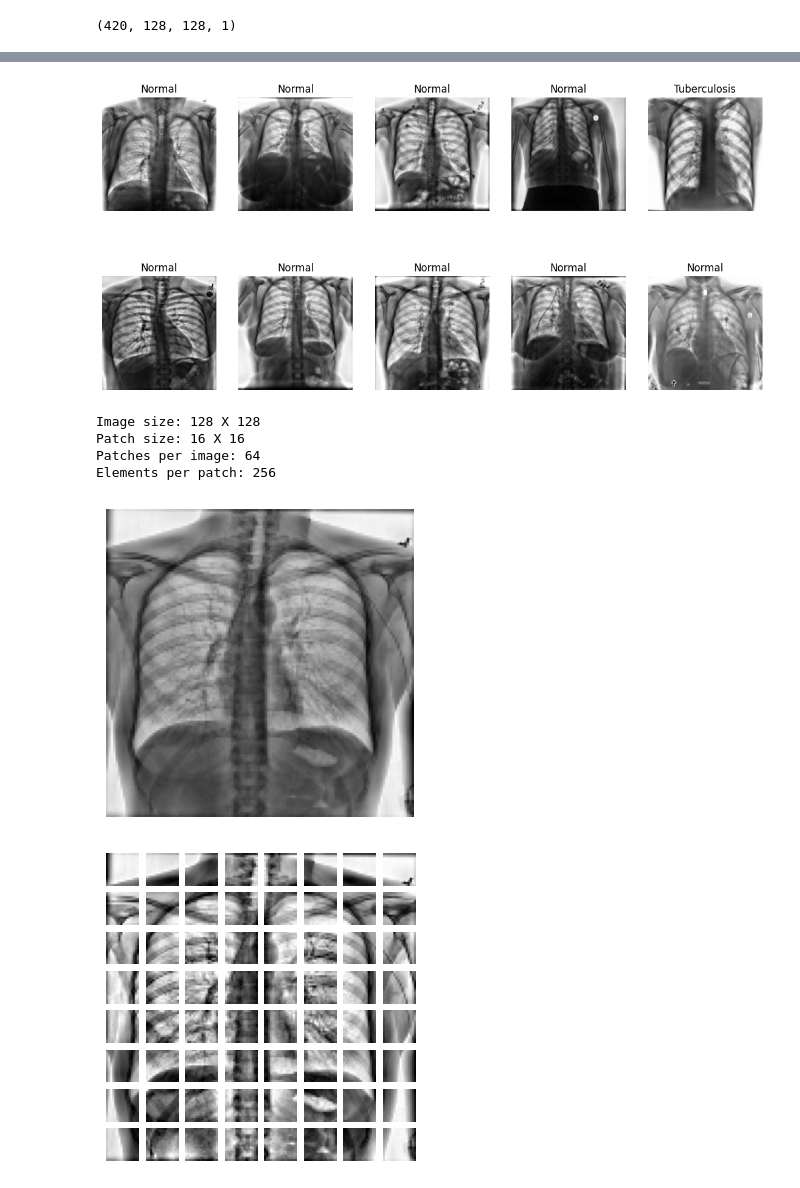
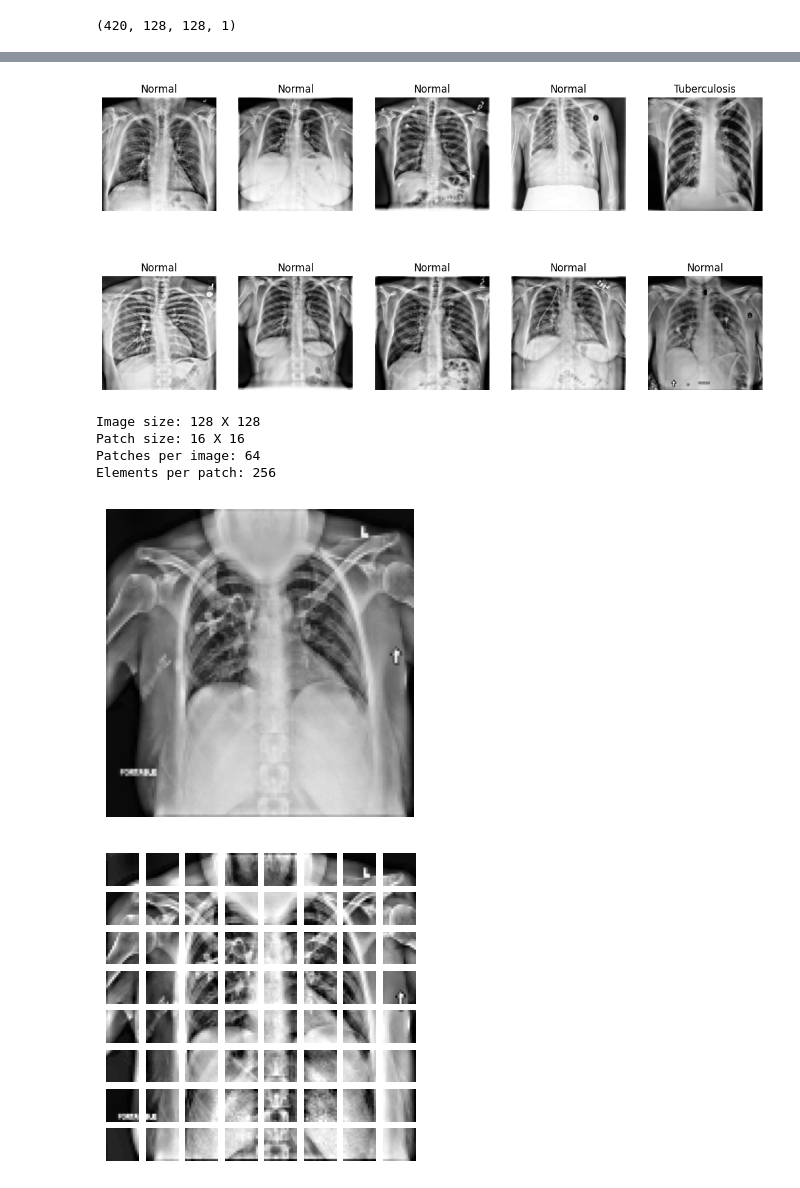
Before and after one commit to HabilAmardias/Tuberculosis-Chest-X-Ray-Classification-ViT, a Jupyter notebook: main.ipynb, the cells around one changed output, grey strips where cells are left out. Drawn from its saved outputs; the diff is of its cells as text; code cells hidden in the pictures.

```diff
--- a/main.ipynb
+++ b/main.ipynb
@@ -67,10 +63,11 @@ def image_preprocessing(path):
     img=cv2.imread(path)
     img=cv2.cvtColor(img,cv2.COLOR_BGR2GRAY)
     clahe=cv2.createCLAHE(3,(16,16))
+    img=cv2.GaussianBlur(img,(5,5),0)
     img=clahe.apply(img)
-    img=cv2.GaussianBlur(img,(5,5),0)
     img=cv2.resize(img,(img_size,img_size))
     img=img.reshape(img_size,img_size,1)
+    img=(img-np.mean(img))/(np.std(img)+1e-8)
     return img
 # %%
 x_train=np.array(list(map(image_preprocessing,x_train)))
@@ -97,7 +94,7 @@ for batch in train_dataset.take(1):
     images = batch[0]
     labels = batch[1]
     for i in range(batch_size):
-        img = (images[i]*255).numpy().astype("uint8")
+        img = images[i].numpy()
         label=labels[i].numpy()
         ax[i//5,i%5].imshow(img,cmap='gray')
         ax[i//5,i%5].set_title(target_class[label])
@@ -110,7 +107,7 @@ for batch in validation_dataset.take(1):
     images = batch[0]
     labels = batch[1]
     for i in range(batch_size):
-        img = (images[i]*255).numpy().astype("uint8")
+        img = images[i].numpy()
         label=labels[i].numpy()
         ax[i//5,i%5].imshow(img,cmap='gray')
         ax[i//5,i%5].set_title(target_class[label])
@@ -123,13 +120,13 @@ for batch in test_dataset.take(1):
     images = batch[0]
     labels = batch[1]
     for i in range(batch_size):
-        img = (images[i]*255).numpy().astype("uint8")
+        img = images[i].numpy()
         label=labels[i].numpy()
         ax[i//5,i%5].imshow(img,cmap='gray')
         ax[i//5,i%5].set_title(target_class[label])
         ax[i//5,i%5].axis("off")
 # %% [output]
-[figure, old version]
+[figure, new version]
 # %%
 class Patches(keras.layers.Layer):
     def __init__(self, patch_size):
@@ -158,33 +155,33 @@ class Patches(keras.layers.Layer):
 # %%
 import matplotlib.pyplot as plt
 
 plt.figure(figsize=(4, 4))
 image = x_valid[np.random.choice(range(x_valid.shape[0]))]
-plt.imshow((image*255).astype("uint8"),cmap='gray')
+plt.imshow(image,cmap='gray')
 plt.axis("off")
 
 image=tf.convert_to_tensor([image])
 
 patches = Patches(patch_size)(image)
 print(f"Image size: {img_size} X {img_size}")
 print(f"Patch size: {patch_size} X {patch_size}")
 print(f"Patches per image: {patches.shape[1]}")
 print(f"Elements per patch: {patches.shape[-1]}")
 
 n = int(np.sqrt(patches.shape[1]))
 plt.figure(figsize=(4, 4))
 for i, patch in enumerate(patches[0]):
     ax = plt.subplot(n, n, i + 1)
     patch_img = tf.reshape(patch, (patch_size, patch_size, 1))
-    plt.imshow((patch_img*255).numpy().astype("uint8"),cmap='gray')
+    plt.imshow(patch_img.numpy(),cmap='gray')
     plt.axis("off")
 # %% [output]
 Image size: 128 X 128
 Patch size: 16 X 16
 Patches per image: 64
 Elements per patch: 256
-[figure, old version]
+[figure, new version]
-[figure, old version]
+[figure, new version]
 # %%
 class PatchEncoder(keras.layers.Layer):
     def __init__(self, num_patches, projection_dim):
```
Also changed, not shown: parts of 20 cells of this notebook, 1 other file.
